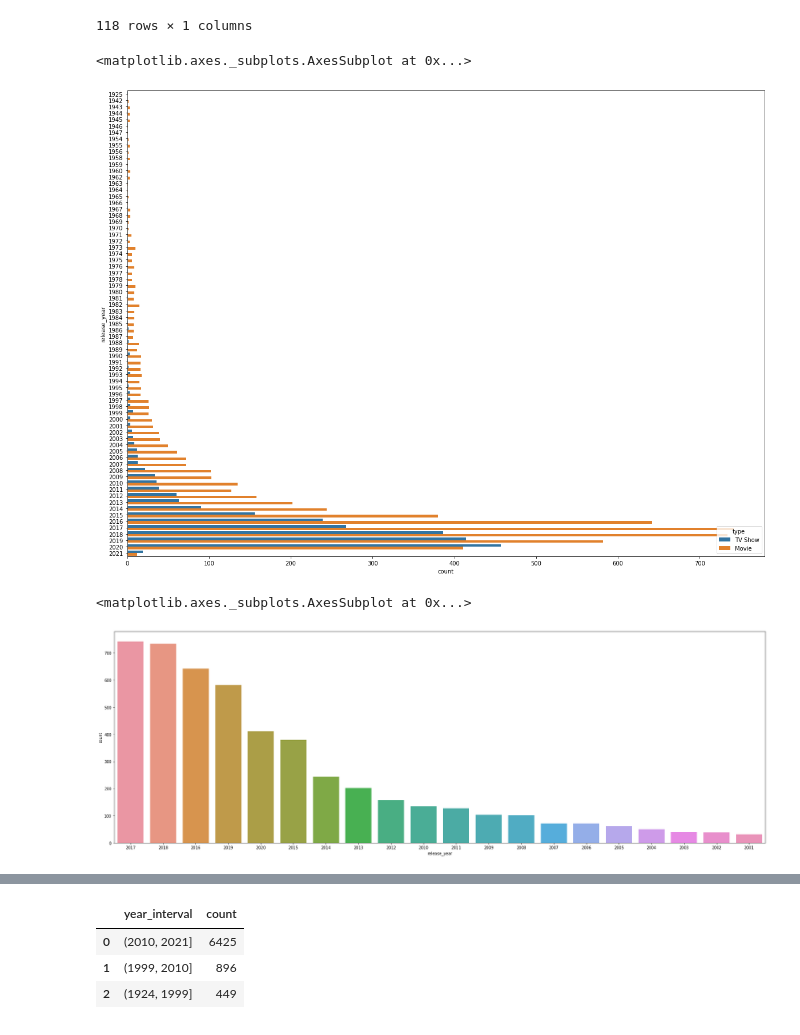
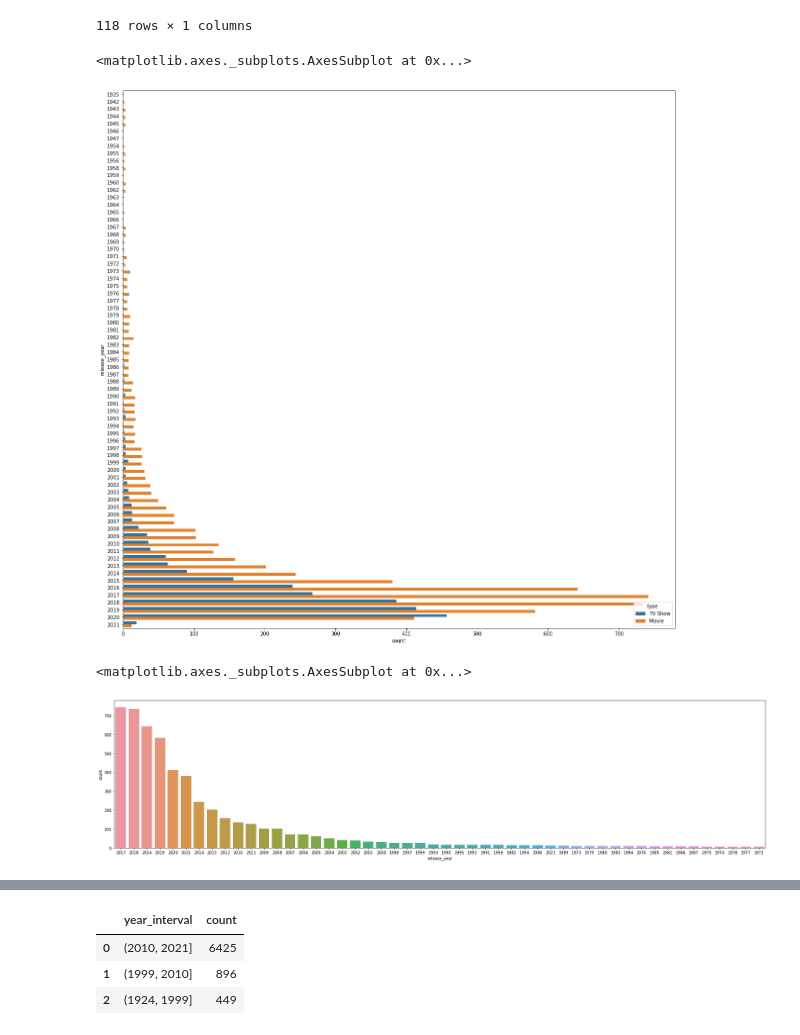
Before and after one commit to Zeeshan00789/NETFLIX-MOVIES-AND-TV-SHOWS-CLUSTERING-, a Jupyter notebook: NETFLIX_MOVIES_AND_TV_SHOWS_CLUSTERING.ipynb, the cells around one changed output, grey strips where cells are left out. Drawn from its saved outputs; the diff is of its cells as text; code cells hidden in the pictures.

```diff
--- a/NETFLIX_MOVIES_AND_TV_SHOWS_CLUSTERING.ipynb
+++ b/NETFLIX_MOVIES_AND_TV_SHOWS_CLUSTERING.ipynb
@@ -251,15 +251,15 @@ rels
 | 1925 | TV Show | 1 |
 118 rows × 1 columns
 # %%
-plt.figure(figsize=(20,15))
-sns.countplot(y='release_year',hue='type', data=release_year)
+plt.figure(figsize=(20,20))
+sns.countplot(y='release_year',hue='type', data=df)
 # %% [output]
 <matplotlib.axes._subplots.AxesSubplot at 0x...>
-[figure, old version]
+[figure, new version]
 # %%
 #Analysing how many movies released per year in last 20 years
-plt.figure(figsize=(30,10))
-sns.countplot(x=movies['release_year'],data=df,order=movies['release_year'].value_counts().index[0:20])
+plt.figure(figsize=(30,7))
+sns.countplot(x=movies['release_year'],data=df,order=movies['release_year'].value_counts().index[0:50])
 # %% [output]
 <matplotlib.axes._subplots.AxesSubplot at 0x...>
-[figure, old version]
+[figure, new version]
```
Also changed, not shown: parts of 7 cells of this notebook.
